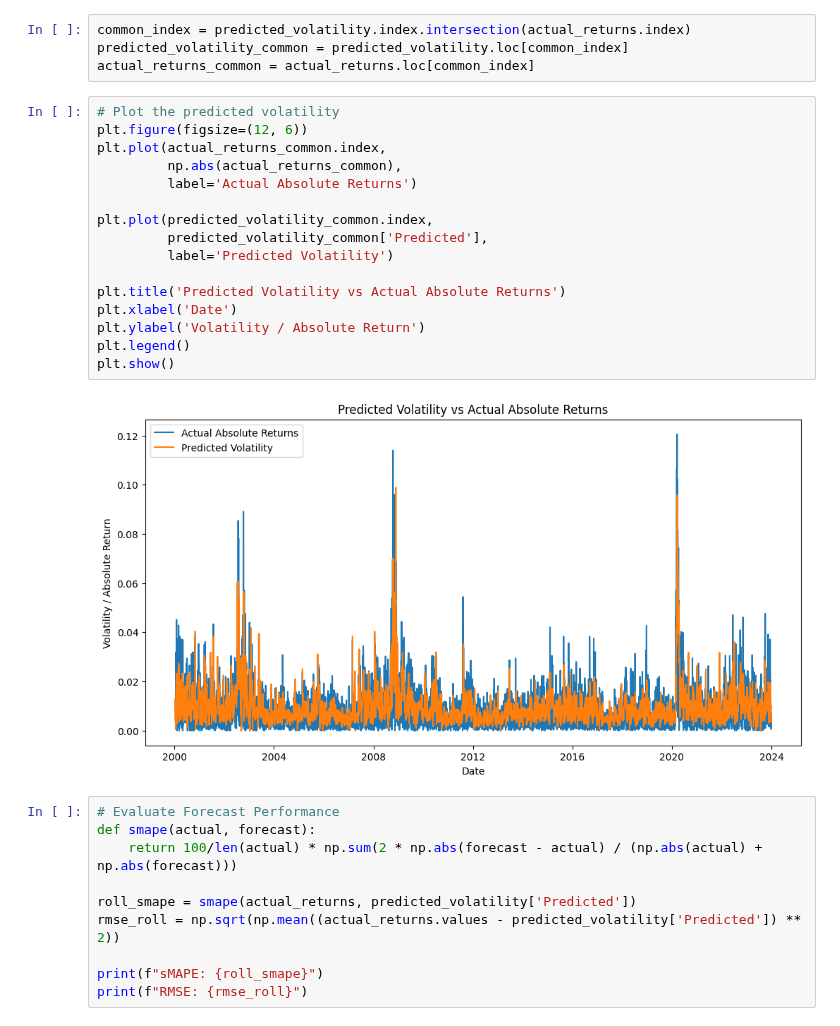
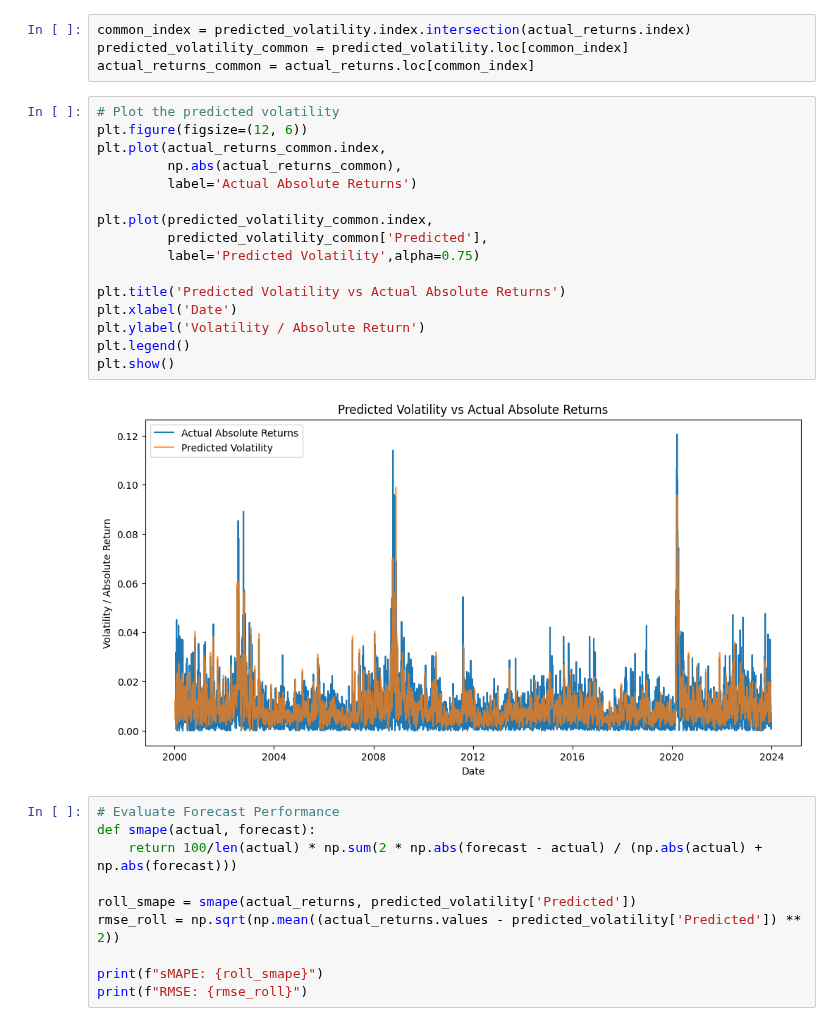
Before and after one commit to siruiliu-code/GARCH-X-Volatility-Modelling-with-Equity-Options-Trading, a Jupyter notebook: FiGarch_Nas_GQwhite.ipynb, the cells around one changed output. Cells and saved outputs as stored; diff of their text form.

```diff
--- a/FiGarch_Nas_GQwhite.ipynb
+++ b/FiGarch_Nas_GQwhite.ipynb
@@ -171,21 +171,21 @@ actual_returns_common = actual_returns.loc[common_index]
 # %%
 # Plot the predicted volatility
 plt.figure(figsize=(12, 6))
 plt.plot(actual_returns_common.index,
          np.abs(actual_returns_common),
          label='Actual Absolute Returns')
 
 plt.plot(predicted_volatility_common.index,
          predicted_volatility_common['Predicted'],
-         label='Predicted Volatility')
+         label='Predicted Volatility',alpha=0.75)
 
 plt.title('Predicted Volatility vs Actual Absolute Returns')
 plt.xlabel('Date')
 plt.ylabel('Volatility / Absolute Return')
 plt.legend()
 plt.show()
 # %% [output]
-[figure, old version]
+[figure, new version]
 # %%
 # Evaluate Forecast Performance
 def smape(actual, forecast):
```
Also changed, not shown: 2 other files.
